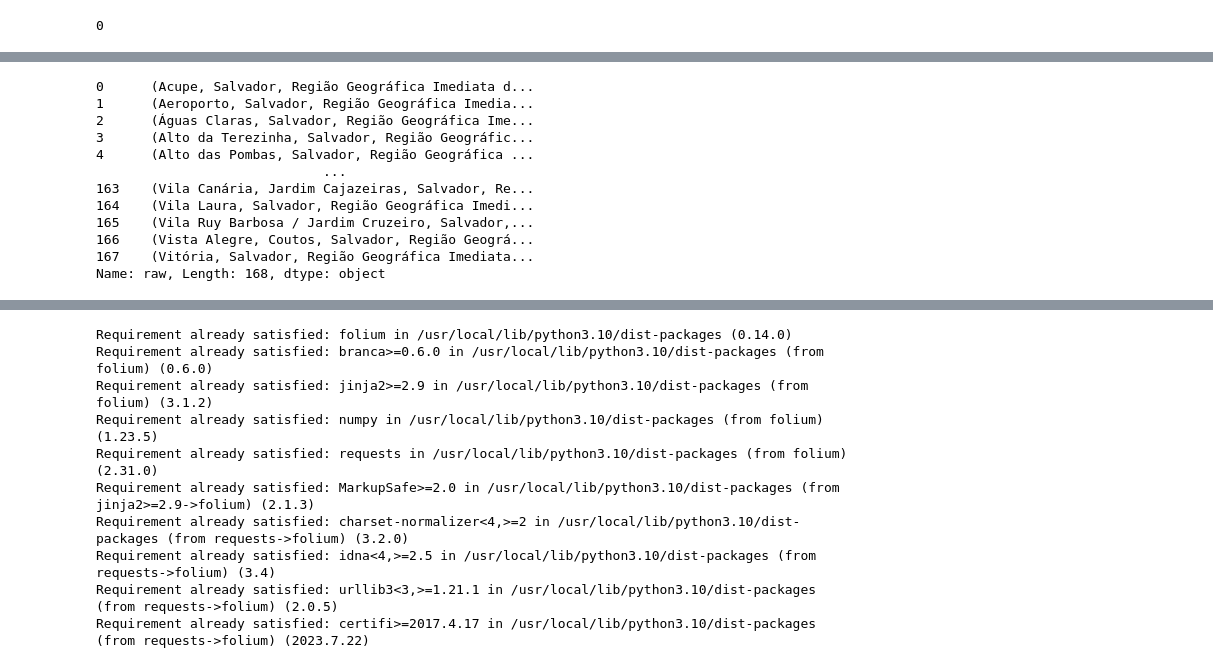
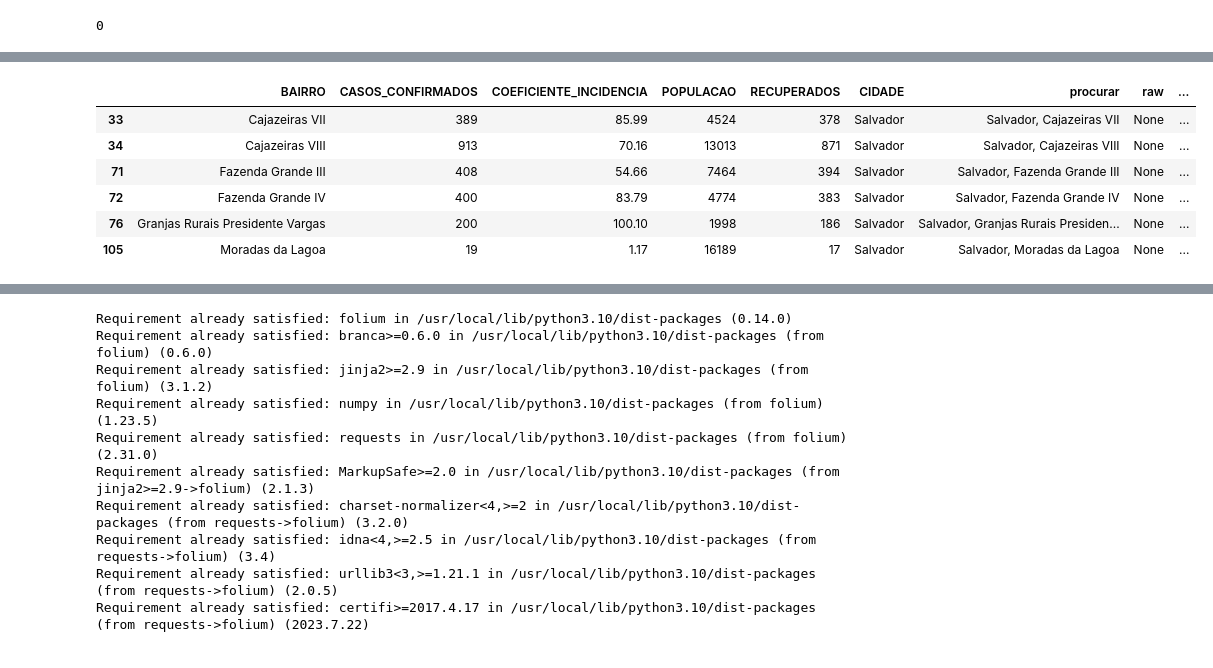
Before and after one commit to luizapaulamoura/sally_luiza, a Jupyter notebook: geolocalizador_corona.ipynb, the cells around one changed output, grey strips where cells are left out. Drawn from its saved outputs; the diff is of its cells as text; code cells hidden in the pictures.

```diff
--- a/geolocalizador_corona.ipynb
+++ b/geolocalizador_corona.ipynb
@@ -155,15 +213,19 @@ df
+# %%
+# PREENCHER VALORES NA
+
+df.loc[df['BAIRRO'] == 'Cajazeiras VII', ['LATITUDE', 'LONGITUDE']] = [-12.888378, -38.426152]
+df.loc[df['BAIRRO'] == 'Cajazeiras VIII', ['LATITUDE', 'LONGITUDE']] = [-12.897538, -38.413791]
+df.loc[df['BAIRRO'] == 'Fazenda Grande III', ['LATITUDE', 'LONGITUDE']] = [-12.888581, -38.414601]
+df.loc[df['BAIRRO'] == 'Fazenda Grande IV', ['LATITUDE', 'LONGITUDE']] = [-12.907341, -38.388817]
+df.loc[df['BAIRRO'] == 'Granjas Rurais Presidente Vargas', ['LATITUDE', 'LONGITUDE']] = [-12.964590, -38.476610]
+df.loc[df['BAIRRO'] == 'Moradas da Lagoa', ['LATITUDE', 'LONGITUDE']] = [-12.853918, -38.449961]
 # %%
-df['raw']
+df[df['raw'].isna()]
 # %% [output]
-0      (Acupe, Salvador, Região Geográfica Imediata d...
-1      (Aeroporto, Salvador, Região Geográfica Imedia...
-2      (Águas Claras, Salvador, Região Geográfica Ime...
-3      (Alto da Terezinha, Salvador, Região Geográfic...
-4      (Alto das Pombas, Salvador, Região Geográfica ...
-                             ...
-163    (Vila Canária, Jardim Cajazeiras, Salvador, Re...
-164    (Vila Laura, Salvador, Região Geográfica Imedi...
-165    (Vila Ruy Barbosa / Jardim Cruzeiro, Salvador,...
-166    (Vista Alegre, Coutos, Salvador, Região Geográ...
-167    (Vitória, Salvador, Região Geográfica Imediata...
-Name: raw, Length: 168, dtype: object
+|  | BAIRRO | CASOS_CONFIRMADOS | COEFICIENTE_INCIDENCIA | POPULACAO | RECUPERADOS | CIDADE | procurar | raw | ... |
+| 33 | Cajazeiras VII | 389 | 85.99 | 4524 | 378 | Salvador | Salvador, Cajazeiras VII | None | ... |
+| 34 | Cajazeiras VIII | 913 | 70.16 | 13013 | 871 | Salvador | Salvador, Cajazeiras VIII | None | ... |
+| 71 | Fazenda Grande III | 408 | 54.66 | 7464 | 394 | Salvador | Salvador, Fazenda Grande III | None | ... |
+| 72 | Fazenda Grande IV | 400 | 83.79 | 4774 | 383 | Salvador | Salvador, Fazenda Grande IV | None | ... |
+| 76 | Granjas Rurais Presidente Vargas | 200 | 100.10 | 1998 | 186 | Salvador | Salvador, Granjas Rurais Presiden... | None | ... |
+| 105 | Moradas da Lagoa | 19 | 1.17 | 16189 | 17 | Salvador | Salvador, Moradas da Lagoa | None | ... |
```
Also changed, not shown: parts of 10 cells of this notebook.
